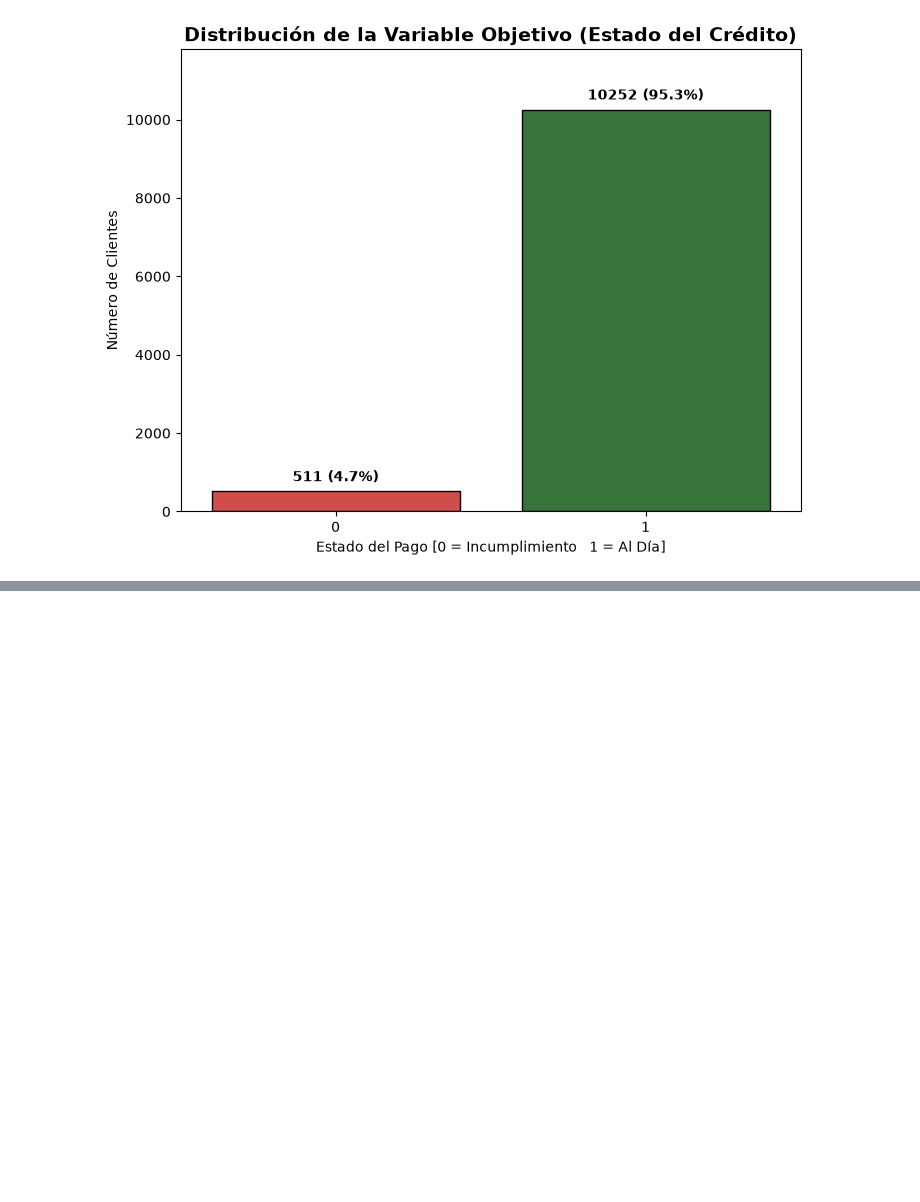
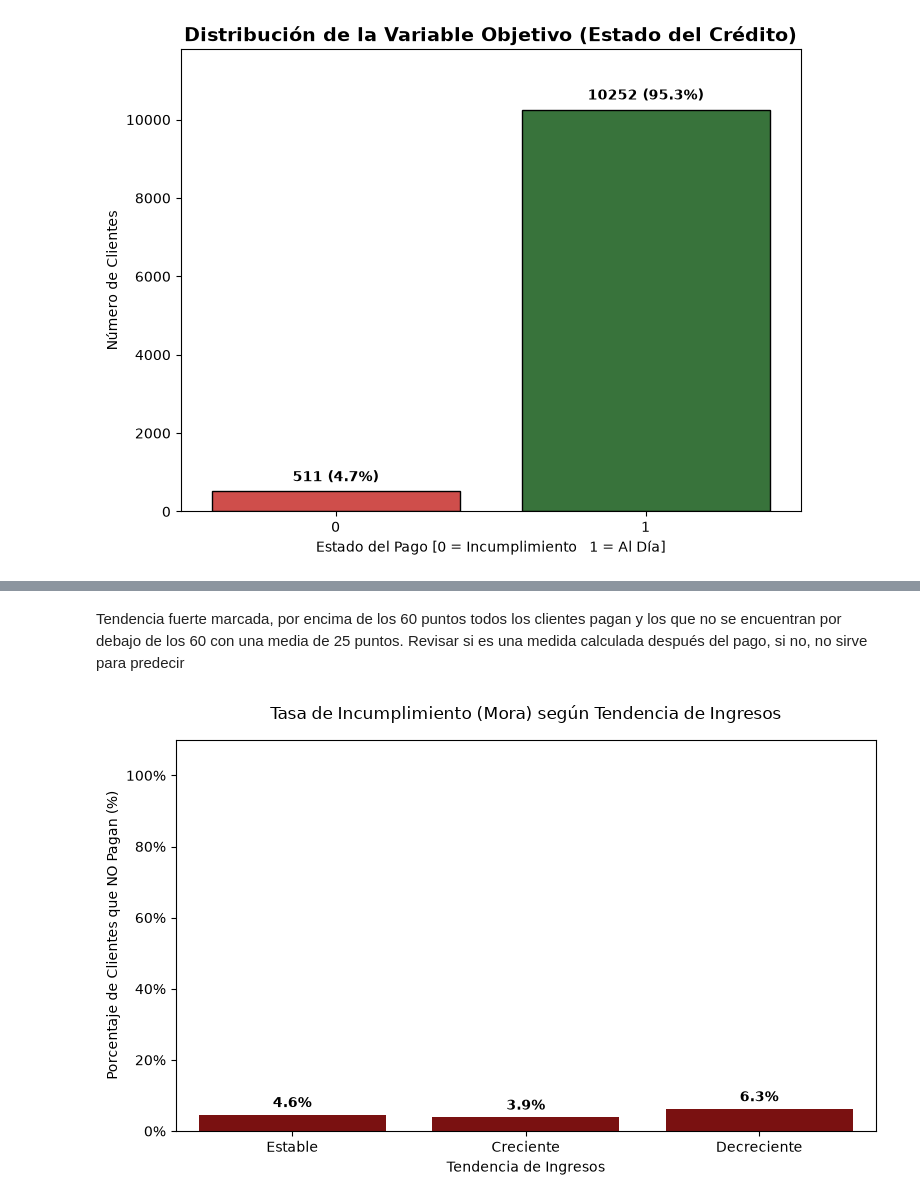
Before and after one commit to SaraHenaoB/PI_M5_, a Jupyter notebook: src/comprension_eda.ipynb, the cells around one changed output, grey strips where cells are left out. Saved outputs shown, nothing was run; the diff lists cells and outputs as text; code cells hidden in the pictures; blank space fills up the shorter version.

```diff
--- a/src/comprension_eda.ipynb
+++ b/src/comprension_eda.ipynb
@@ -106,0 +256,41 @@ Ratio de desbalanceo: 20.06:1
+# %% [markdown]
+Tendencia fuerte marcada, por encima de los 60 puntos todos los clientes pagan y los que no se encuentran por debajo de los 60 con una media de 25 puntos. Revisar si es una medida calculada después del pago, si no, no sirve para predecir
+# %%
+df["En_Mora"] = 1 - df["Pago_atiempo"]
+
+plt.figure(figsize=(8, 5))
+
+ax = sns.barplot(
+    data=df, x="tendencia_ingresos", y="En_Mora", color="darkred", errorbar=None
+)
+
+# Formateamos el eje Y a porcentaje entero
+ax.set_ylim(0, 1.1)
+ax.set_yticklabels([f"{int(x*100)}%" for x in ax.get_yticks()])
+
+plt.title(
+    "Tasa de Incumplimiento (Mora) según Tendencia de Ingresos",
+    fontsize=12,
+    pad=15,
+)
+plt.xlabel("Tendencia de Ingresos", fontsize=10)
+plt.ylabel("Porcentaje de Clientes que NO Pagan (%)", fontsize=10)
+
+#Porcentaje sobre las barras
+for p in ax.patches:
+    altura = p.get_height()
+    ax.annotate(
+        f"{altura * 100:.1f}%",
+        (p.get_x() + p.get_width() / 2.0, altura),
+        ha="center",
+        va="center",
+        xytext=(0, 8),
+        textcoords="offset points",
+        fontsize=10,
+        weight="bold",
+    )
+
+plt.tight_layout()
+plt.show()
+# %% [output]
+[figure, added]
```
Also changed, not shown: parts of 21 cells of this notebook.
